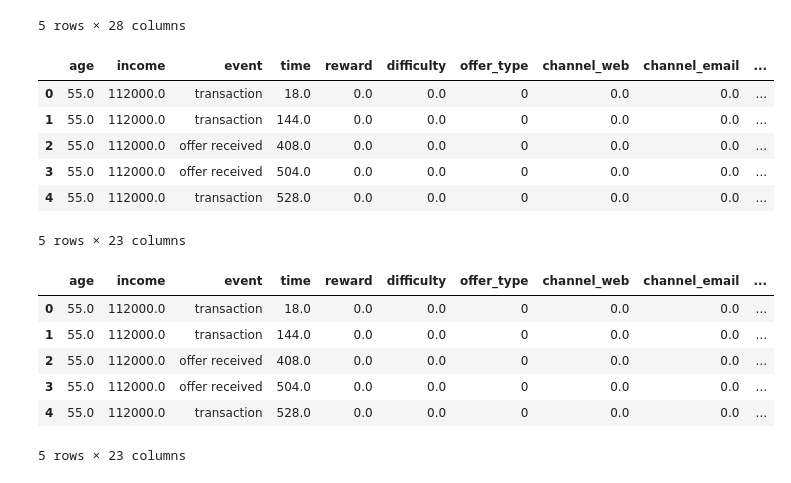
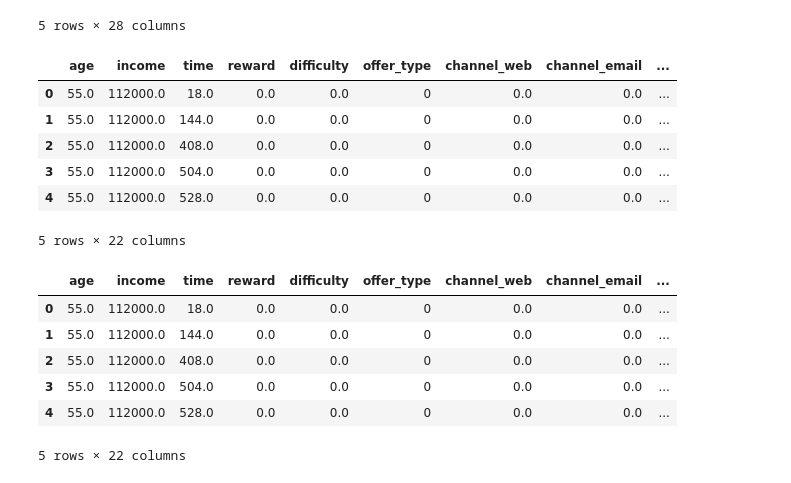
Before and after one commit to aparna-git-swe/Starbucks, a Jupyter notebook: Starbucks_Capstone_notebook.ipynb, the cells around one changed output. Drawn from its saved outputs; the diff is of its cells as text; code cells hidden in the pictures.

```diff
--- a/Starbucks_Capstone_notebook.ipynb
+++ b/Starbucks_Capstone_notebook.ipynb
@@ -911,26 +913,26 @@ final.head()
 | 4 | 0610b486422d4921ae7d2bf64640c50b | 1970-01-01 00:00:00.020170715 | F | 55.0 | 112000.0 | transaction | {'amount': 23.22} | 528.0 | 0.0 | 0.0 | ... |
 5 rows × 28 columns
 # %%
-final.drop(columns=['id','became_member_on','gender','value','informational'],axis=1,inplace=True)
+final.drop(columns=['id','became_member_on','gender','value','informational','event'],axis=1,inplace=True)
 final.head()
 # %% [output]
-|  | age | income | event | time | reward | difficulty | offer_type | channel_web | channel_email | ... |
-| 0 | 55.0 | 112000.0 | transaction | 18.0 | 0.0 | 0.0 | 0 | 0.0 | 0.0 | ... |
-| 1 | 55.0 | 112000.0 | transaction | 144.0 | 0.0 | 0.0 | 0 | 0.0 | 0.0 | ... |
-| 2 | 55.0 | 112000.0 | offer received | 408.0 | 0.0 | 0.0 | 0 | 0.0 | 0.0 | ... |
-| 3 | 55.0 | 112000.0 | offer received | 504.0 | 0.0 | 0.0 | 0 | 0.0 | 0.0 | ... |
-| 4 | 55.0 | 112000.0 | transaction | 528.0 | 0.0 | 0.0 | 0 | 0.0 | 0.0 | ... |
+|  | age | income | time | reward | difficulty | offer_type | channel_web | channel_email | ... |
+| 0 | 55.0 | 112000.0 | 18.0 | 0.0 | 0.0 | 0 | 0.0 | 0.0 | ... |
+| 1 | 55.0 | 112000.0 | 144.0 | 0.0 | 0.0 | 0 | 0.0 | 0.0 | ... |
+| 2 | 55.0 | 112000.0 | 408.0 | 0.0 | 0.0 | 0 | 0.0 | 0.0 | ... |
+| 3 | 55.0 | 112000.0 | 504.0 | 0.0 | 0.0 | 0 | 0.0 | 0.0 | ... |
+| 4 | 55.0 | 112000.0 | 528.0 | 0.0 | 0.0 | 0 | 0.0 | 0.0 | ... |
-5 rows × 23 columns
+5 rows × 22 columns
 # %%
 final.head()
 # %% [output]
-|  | age | income | event | time | reward | difficulty | offer_type | channel_web | channel_email | ... |
-| 0 | 55.0 | 112000.0 | transaction | 18.0 | 0.0 | 0.0 | 0 | 0.0 | 0.0 | ... |
-| 1 | 55.0 | 112000.0 | transaction | 144.0 | 0.0 | 0.0 | 0 | 0.0 | 0.0 | ... |
-| 2 | 55.0 | 112000.0 | offer received | 408.0 | 0.0 | 0.0 | 0 | 0.0 | 0.0 | ... |
-| 3 | 55.0 | 112000.0 | offer received | 504.0 | 0.0 | 0.0 | 0 | 0.0 | 0.0 | ... |
-| 4 | 55.0 | 112000.0 | transaction | 528.0 | 0.0 | 0.0 | 0 | 0.0 | 0.0 | ... |
+|  | age | income | time | reward | difficulty | offer_type | channel_web | channel_email | ... |
+| 0 | 55.0 | 112000.0 | 18.0 | 0.0 | 0.0 | 0 | 0.0 | 0.0 | ... |
+| 1 | 55.0 | 112000.0 | 144.0 | 0.0 | 0.0 | 0 | 0.0 | 0.0 | ... |
+| 2 | 55.0 | 112000.0 | 408.0 | 0.0 | 0.0 | 0 | 0.0 | 0.0 | ... |
+| 3 | 55.0 | 112000.0 | 504.0 | 0.0 | 0.0 | 0 | 0.0 | 0.0 | ... |
+| 4 | 55.0 | 112000.0 | 528.0 | 0.0 | 0.0 | 0 | 0.0 | 0.0 | ... |
-5 rows × 23 columns
+5 rows × 22 columns
 # %%
 final.drop(columns=['offer_type'],axis=1,inplace=True)
 final.head()
```
Also changed, not shown: parts of 30 cells of this notebook.
